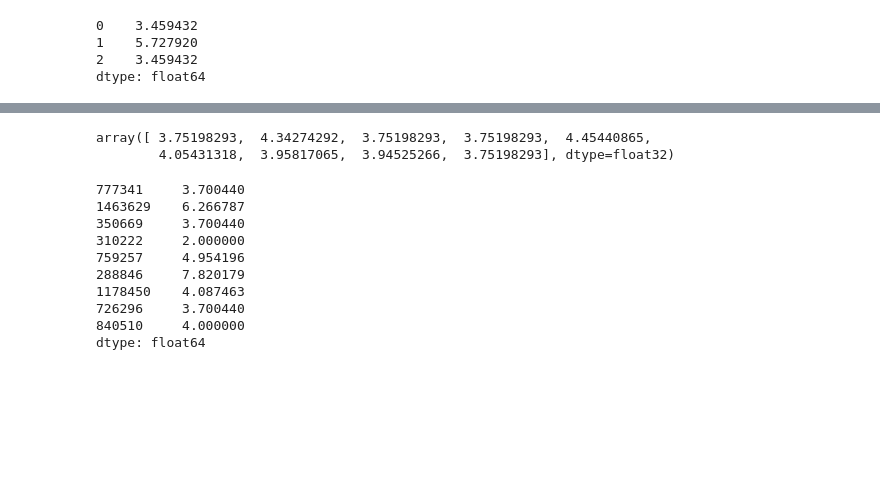
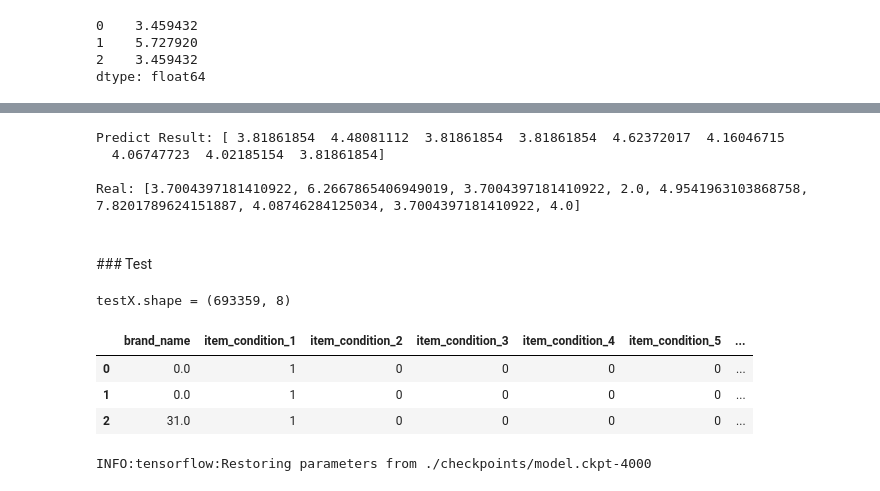
Before and after one commit to bethtseng/Price_Suggestion, a Jupyter notebook: Price_Suggestion.ipynb, the cells around one changed output, grey strips where cells are left out. Drawn from its saved outputs; the diff is of its cells as text; code cells hidden in the pictures; blank space fills up the shorter version.

```diff
--- a/Price_Suggestion.ipynb
+++ b/Price_Suggestion.ipynb
@@ -28,7 +30,7 @@ import helper_function as helper
 submission = pd.read_csv('sample_data/sample_submission.csv', sep=',')
 # %%
 train = pd.read_csv('data/train.tsv', sep='\t')
-#test = pd.read_csv('data/test.tsv', sep='\t')
+test = pd.read_csv('data/test.tsv', sep='\t')
 # %%
 train.head(3)
 # %% [output]
@@ -243,7 +245,12 @@ def get_brand_median_price(brand, price):
     return:
         list
     """
-    return [price[x] for x in brand]
+    price_list = np.array(list(brand_price_median_dict.values()))
+    total_median = price_list.sum() / len(price_list)
+    def get_median(x):
+        if x in price: return price[x]
+        else: return total_median
+    return [get_median(x) for x in helper.brand_None(brand)]
 # %% [markdown]
 ### Features
 * item_condition_id [one hot]
@@ -362,19 +365,27 @@ INFO:tensorflow:Restoring parameters from ./checkpoints/model.ckpt-2000
 # %%
 pred = np.array(pred, dtype='float32').squeeze()
-pred
+print("Predict Result: {}\n".format(pred))
+print("Real: {}".format(list(y_eval[0:9])))
 # %% [output]
-array([ 3.75198293,  4.34274292,  3.75198293,  3.75198293,  4.45440865,
-        4.05431318,  3.95817065,  3.94525266,  3.75198293], dtype=float32)
+Predict Result: [ 3.81861854  4.48081112  3.81861854  3.81861854  4.62372017  4.16046715
+  4.06747723  4.02185154  3.81861854]
+
+Real: [3.7004397181410922, 6.2667865406949019, 3.7004397181410922, 2.0, 4.9541963103868758, 7.8201789624151887, 4.08746284125034, 3.7004397181410922, 4.0]
-# %%
-y_test[0:9]
-# %% [output]
-777341     3.700440
-1463629    6.266787
-350669     3.700440
-310222     2.000000
-759257     4.954196
-288846     7.820179
-1178450    4.087463
-726296     3.700440
-840510     4.000000
-dtype: float64
+# %% [markdown]
+<br>
+### Test
+# %%
+tetsX_col = ['item_condition_id', 'shipping', 'brand_name']
+
+testX = test[tetsX_col].copy()
+testX['brand_name'] = get_brand_median_price(testX.brand_name, brand_price_median_dict)
+testX = pd.get_dummies(testX, columns=["item_condition_id", "shipping"], prefix=["item_condition", "shipping"])
+# %%
+print("testX.shape = {}".format(testX.shape))
+testX.head(3)
+# %% [output]
+testX.shape = (693359, 8)
+|  | brand_name | item_condition_1 | item_condition_2 | item_condition_3 | item_condition_4 | item_condition_5 | ... |
+| 0 | 0.0 | 1 | 0 | 0 | 0 | 0 | ... |
+| 1 | 0.0 | 1 | 0 | 0 | 0 | 0 | ... |
+| 2 | 31.0 | 1 | 0 | 0 | 0 | 0 | ... |
@@ -380,0 +397,6 @@ dtype: float64
+# %%
+predictions = model.predict(input_fn=predict_input_fn)
+pred = [p['predictions'] for p in predictions]
+pred_result = np.array(pred, dtype='float32').squeeze()
+# %% [output]
+INFO:tensorflow:Restoring parameters from ./checkpoints/model.ckpt-4000
```
Also changed, not shown: parts of 16 cells of this notebook.
